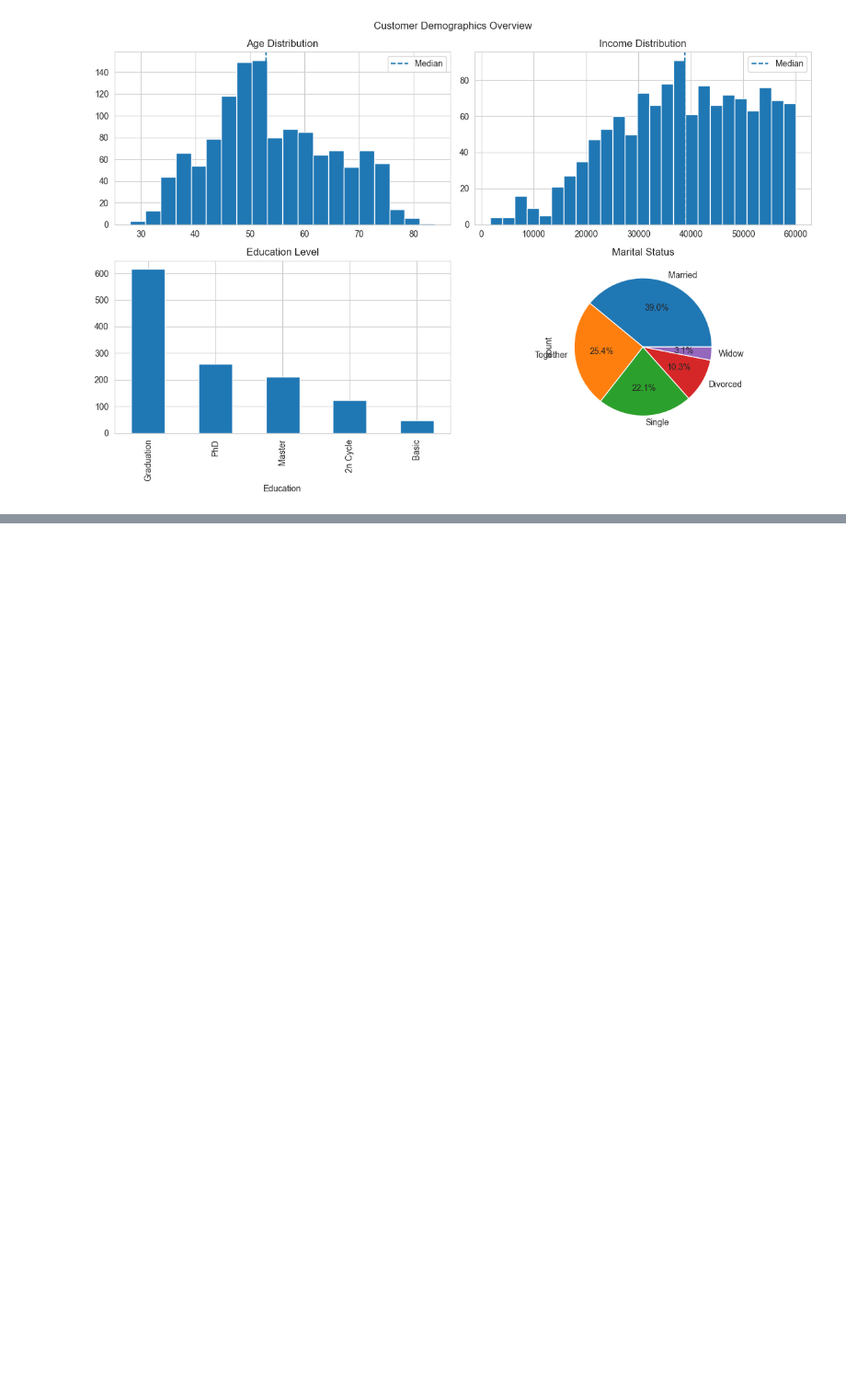
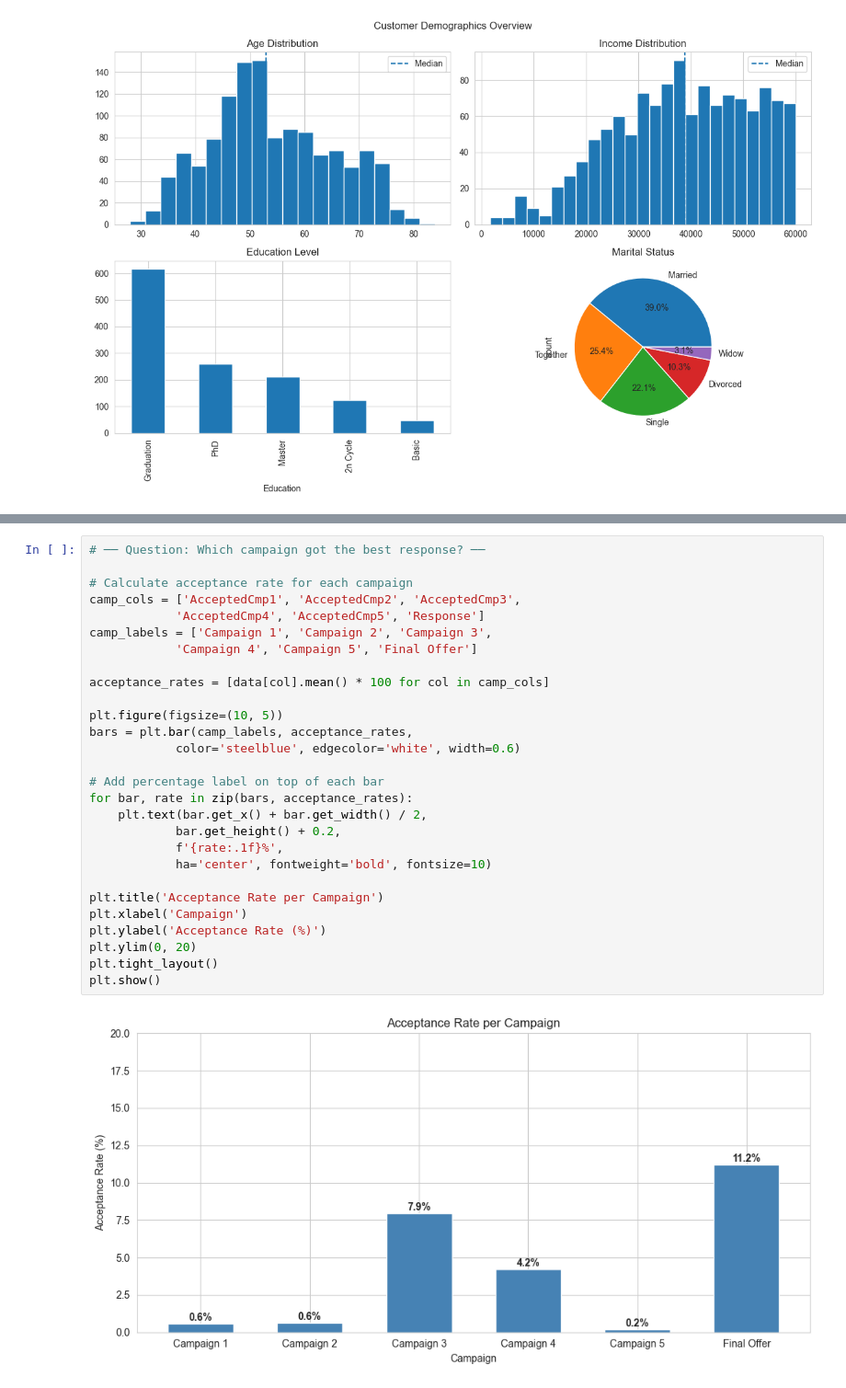
Before and after one commit to suzzzel5/Marketing-Campagain-Analysis, a Jupyter notebook: notebooks/03_eda_visualizations.ipynb, the cells around one changed output, grey strips where cells are left out. Shown at 92% size. Cells and saved outputs as stored; diff of their text form; blank space fills up the shorter version.

```diff
--- a/notebooks/03_eda_visualizations.ipynb
+++ b/notebooks/03_eda_visualizations.ipynb
@@ -102,0 +116,30 @@ Most purchasing decisions involve two people.
+# %%
+# ── Question: Which campaign got the best response? ──
+
+# Calculate acceptance rate for each campaign
+camp_cols = ['AcceptedCmp1', 'AcceptedCmp2', 'AcceptedCmp3',
+            'AcceptedCmp4', 'AcceptedCmp5', 'Response']
+camp_labels = ['Campaign 1', 'Campaign 2', 'Campaign 3',
+            'Campaign 4', 'Campaign 5', 'Final Offer']
+
+acceptance_rates = [data[col].mean() * 100 for col in camp_cols]
+
+plt.figure(figsize=(10, 5))
+bars = plt.bar(camp_labels, acceptance_rates,
+            color='steelblue', edgecolor='white', width=0.6)
+
+# Add percentage label on top of each bar
+for bar, rate in zip(bars, acceptance_rates):
+    plt.text(bar.get_x() + bar.get_width() / 2,
+            bar.get_height() + 0.2,
+            f'{rate:.1f}%',
+            ha='center', fontweight='bold', fontsize=10)
+
+plt.title('Acceptance Rate per Campaign')
+plt.xlabel('Campaign')
+plt.ylabel('Acceptance Rate (%)')
+plt.ylim(0, 20)
+plt.tight_layout()
+plt.show()
+# %% [output]
+[figure, added]
```
Also changed, not shown: parts of 12 cells of this notebook.
